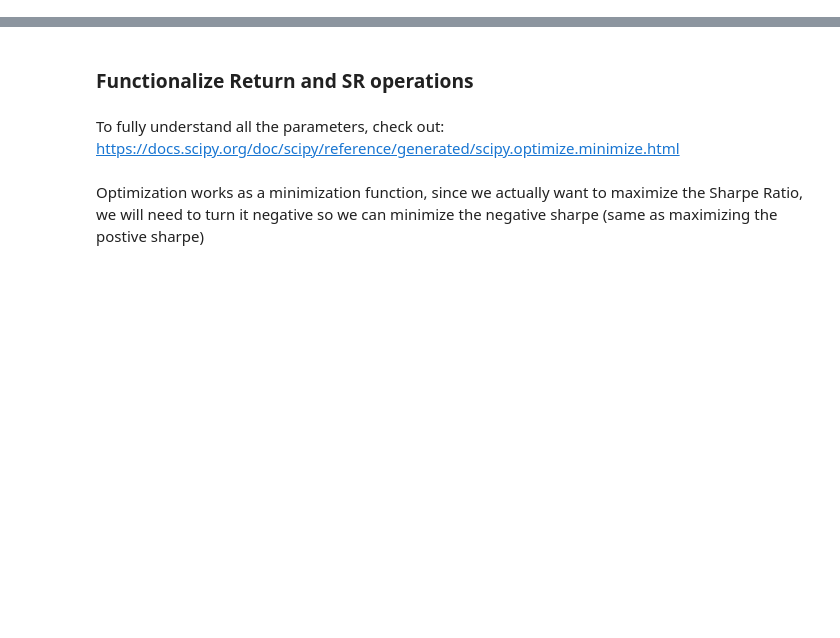
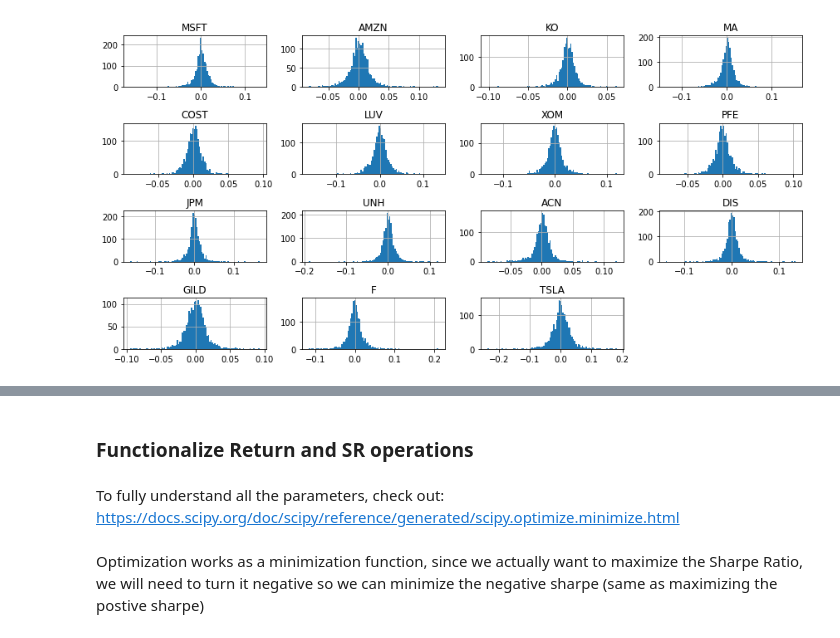
Before and after one commit to ThxHuncho/Financial-Analysis-, a Jupyter notebook: Financial analysis/Deep learning for portfolio selection .ipynb, the cells around one changed output, grey strips where cells are left out. Cells and saved outputs as stored; diff of their text form; code cells hidden in the pictures; blank space fills up the shorter version.

```diff
--- a/Financial analysis/Deep learning for portfolio selection .ipynb
+++ b/Financial analysis/Deep learning for portfolio selection .ipynb
@@ -313,0 +46,11 @@ There are much better ways to find good allocation weights than just guess and c
+# %%
+asset= ["MSFT", "AMZN", "KO", "MA", "COST",
+           "LUV", "XOM", "PFE", "JPM", "UNH",
+           "ACN", "DIS", "GILD", "F", "TSLA"]
+crypos=['BTC-USD','ETH-USD','BNB-USD','XRP-USD','AVAX-USD','SOL-USD','ADA-USD','MATIC-USD','LINK-USD', 'DOT-USD']
+# %%
+assets=pdr.DataReader(asset,'yahoo',start,end)
+crypto=pdr.DataReader(crypos,'yahoo',start2,end2)
+# %%
+assets=assets['Close']
+crypto=crypto['Close']
@@ -313,0 +90,4 @@ There are much better ways to find good allocation weights than just guess and c
+# %%
+log_ret_crypto = np.log(crypto/crypto.shift(1))
+log_ret_assets = np.log(assets/assets.shift(1))
+display(log_ret_crypto,log_ret_assets)
@@ -313,0 +123,6 @@ There are much better ways to find good allocation weights than just guess and c
+# %%
+%matplotlib inline
+log_ret_assets.hist(bins=100,figsize=(12,6));
+plt.tight_layout()
+# %% [output]
+[figure, added]
```
Also changed, not shown: parts of 107 cells of this notebook.
